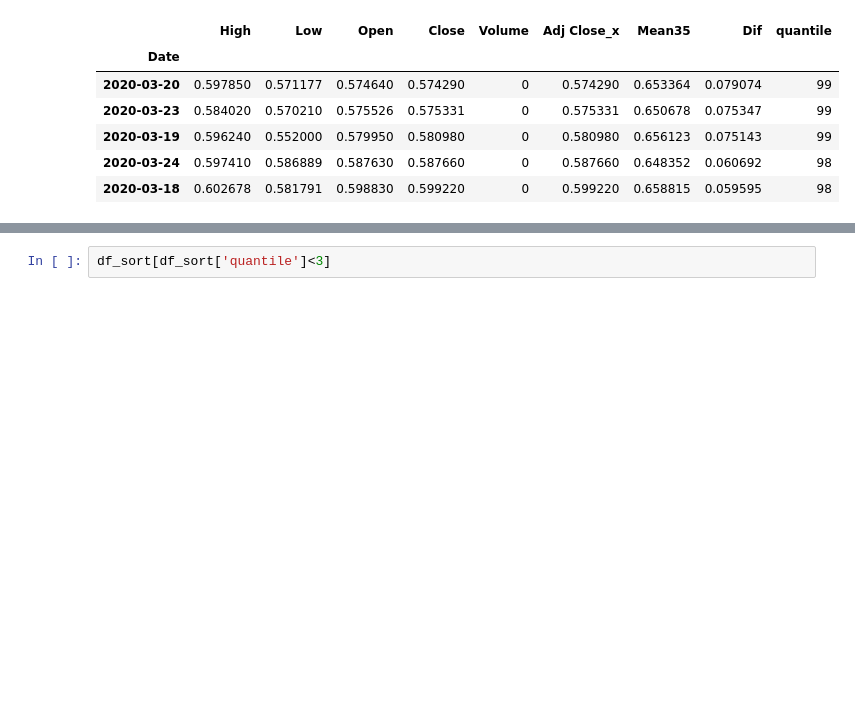
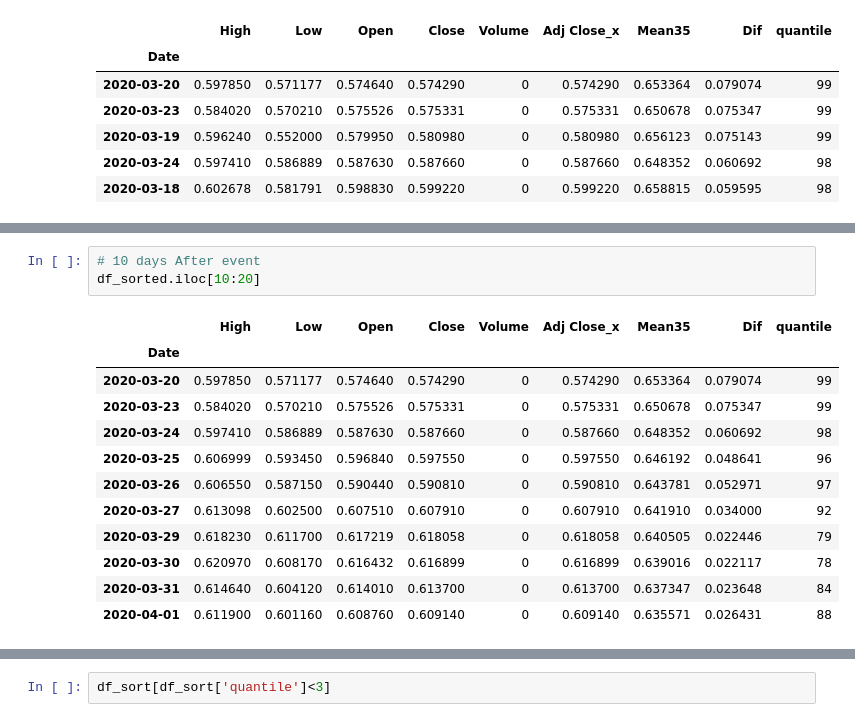
Before and after one commit to tutalae/practice-for-analysing-and-predict-the-price-of-crypto-currency, a Jupyter notebook: Price_Check.ipynb, the cells around one changed output, grey strips where cells are left out. Drawn from its saved outputs; the diff is of its cells as text; blank space fills up the shorter version.

```diff
--- a/Price_Check.ipynb
+++ b/Price_Check.ipynb
@@ -200,0 +219,16 @@ df_sort[df_sort['quantile']>97]
+# %%
+# 10 days After event
+df_sorted.iloc[10:20]
+# %% [output]
+|  | High | Low | Open | Close | Volume | Adj Close_x | Mean35 | Dif | quantile |
+| Date |  |  |  |  |  |  |  |  |  |
+| 2020-03-20 | 0.597850 | 0.571177 | 0.574640 | 0.574290 | 0 | 0.574290 | 0.653364 | 0.079074 | 99 |
+| 2020-03-23 | 0.584020 | 0.570210 | 0.575526 | 0.575331 | 0 | 0.575331 | 0.650678 | 0.075347 | 99 |
+| 2020-03-24 | 0.597410 | 0.586889 | 0.587630 | 0.587660 | 0 | 0.587660 | 0.648352 | 0.060692 | 98 |
+| 2020-03-25 | 0.606999 | 0.593450 | 0.596840 | 0.597550 | 0 | 0.597550 | 0.646192 | 0.048641 | 96 |
+| 2020-03-26 | 0.606550 | 0.587150 | 0.590440 | 0.590810 | 0 | 0.590810 | 0.643781 | 0.052971 | 97 |
+| 2020-03-27 | 0.613098 | 0.602500 | 0.607510 | 0.607910 | 0 | 0.607910 | 0.641910 | 0.034000 | 92 |
+| 2020-03-29 | 0.618230 | 0.611700 | 0.617219 | 0.618058 | 0 | 0.618058 | 0.640505 | 0.022446 | 79 |
+| 2020-03-30 | 0.620970 | 0.608170 | 0.616432 | 0.616899 | 0 | 0.616899 | 0.639016 | 0.022117 | 78 |
+| 2020-03-31 | 0.614640 | 0.604120 | 0.614010 | 0.613700 | 0 | 0.613700 | 0.637347 | 0.023648 | 84 |
+| 2020-04-01 | 0.611900 | 0.601160 | 0.608760 | 0.609140 | 0 | 0.609140 | 0.635571 | 0.026431 | 88 |
```
Also changed, not shown: parts of 6 cells of this notebook.
